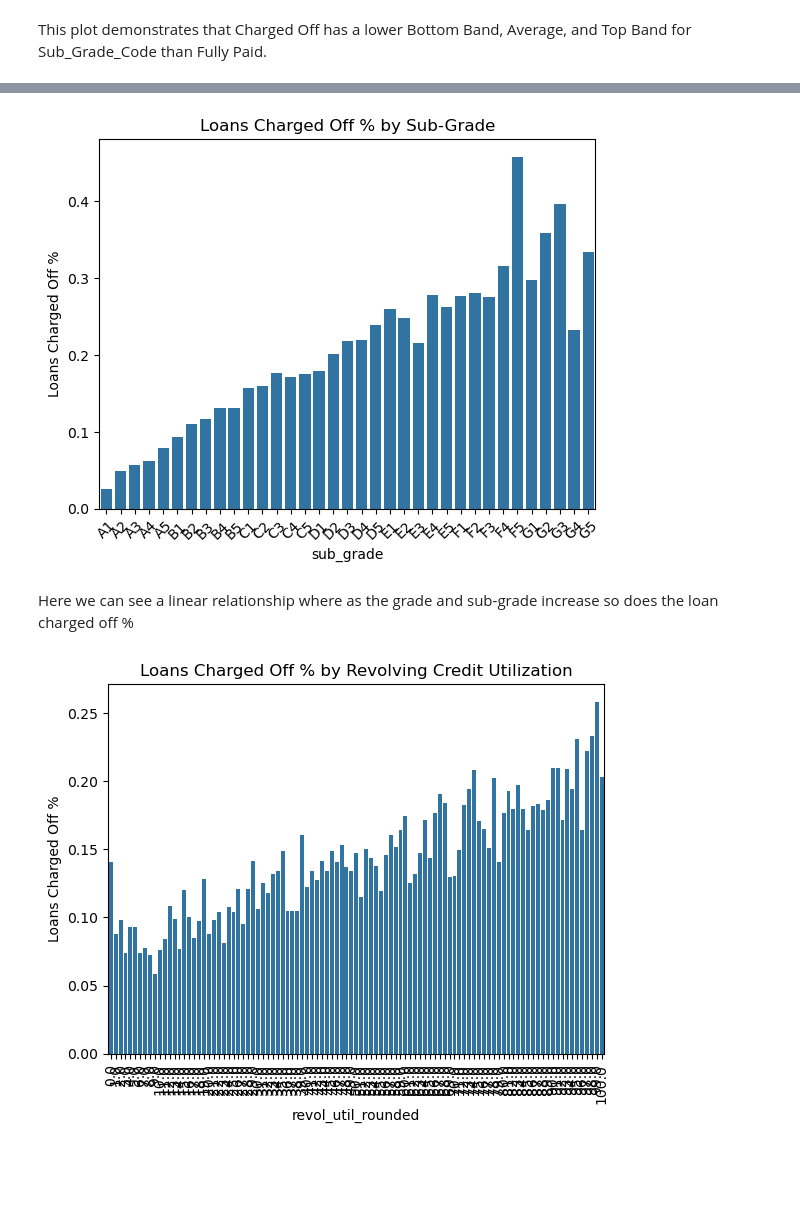
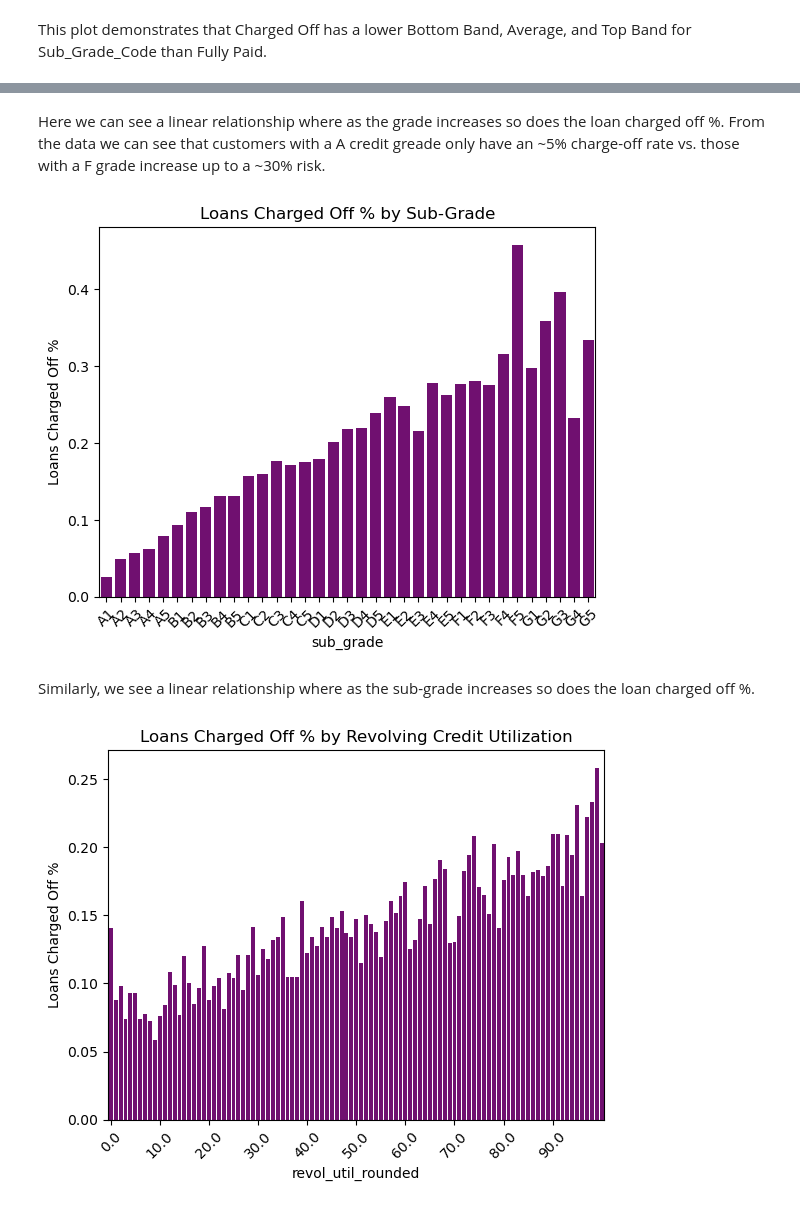
Before and after one commit to WolfeTyler/Lending-Club-Case-Study, a Jupyter notebook: Group_Facilitator_TylerWolfe.ipynb, the cells around one changed output, grey strips where cells are left out. Cells and saved outputs as stored; diff of their text form; code cells hidden in the pictures; blank space fills up the shorter version.

```diff
--- a/Group_Facilitator_TylerWolfe.ipynb
+++ b/Group_Facilitator_TylerWolfe.ipynb
@@ -87,6 +79,12 @@ sub_grade_mapping = {'A1': 100, 'A2': 99, 'A3': 98, 'A4': 97, 'A5': 96, 'B1': 95
 
 # Create the new column using the map() method
 df['sub_grade_code'] = df['sub_grade'].map(sub_grade_mapping)
+# %%
+# Create a dictionary to map strings to numbers to support correlation analysis for home ownership
+home_mapping = {'OWN': 10, 'MORTGAGE': 5, 'RENT': 3, 'OTHER': 1, 'NONE': 0}
+
+# Create the new column using the map() method
+df['home_code'] = df['home_ownership'].map(home_mapping)
 # %% [markdown]
 Using this data we can produce a Correlation Heatmap to identify the top factors linked to loan status and potential default:
 # %%
@@ -125,26 +123,29 @@ plt.show()
+# %% [markdown]
+Here we can see a linear relationship where as the grade increases so does the loan charged off %. From the data we can see that customers with a A credit greade only have an ~5% charge-off rate vs. those with a F grade increase up to a ~30% risk.
 # %%
 #Look at the Charge Off % by Sub-Grade to use for analysis
 charge_off_pcnt_sub_grade = df.groupby('sub_grade')['loan_status'].value_counts(normalize=True)[:,'Charged Off']
 
-sns.barplot(x=charge_off_pcnt_sub_grade.index, y=charge_off_pcnt_sub_grade.values,) \
+sns.barplot(x=charge_off_pcnt_sub_grade.index, y=charge_off_pcnt_sub_grade.values, color='purple') \
 .set_ylabel('Loans Charged Off %')
 plt.title('Loans Charged Off % by Sub-Grade')
 plt.xticks(rotation=45)
 plt.show()
 # %% [output]
-[figure, old version]
+[figure, new version]
 # %% [markdown]
-Here we can see a linear relationship where as the grade and sub-grade increase so does the loan charged off %
+Similarly, we see a linear relationship where as the sub-grade increases so does the loan charged off %.
 # %%
 df['revol_util_rounded'] = df['revol_util'].round()
 # %%
 #Look at the Charge Off % by Revolving Credit Utilization to use for analysis
 charge_off_pcnt_revol_util = df.groupby('revol_util_rounded')['loan_status'].value_counts(normalize=True)[:,'Charged Off']
 
-sns.barplot(x=charge_off_pcnt_revol_util.index, y=charge_off_pcnt_revol_util.values,) \
+sns.barplot(x=charge_off_pcnt_revol_util.index, y=charge_off_pcnt_revol_util.values, color='purple') \
 .set_ylabel('Loans Charged Off %')
 plt.title('Loans Charged Off % by Revolving Credit Utilization')
-plt.xticks(rotation=90)
+plt.xticks(rotation=45)
+plt.xticks(np.arange(0, 100, 10))
 plt.show()
 # %% [output]
-[figure, old version]
+[figure, new version]
```
Also changed, not shown: parts of 10 cells of this notebook.
